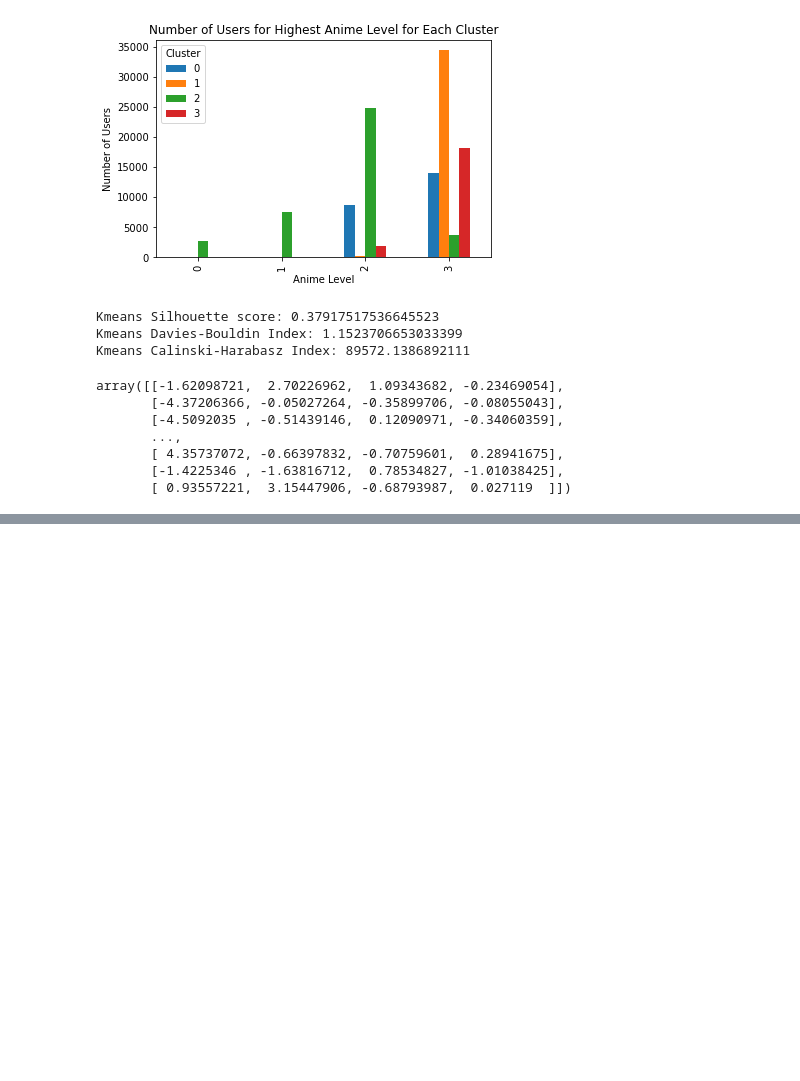
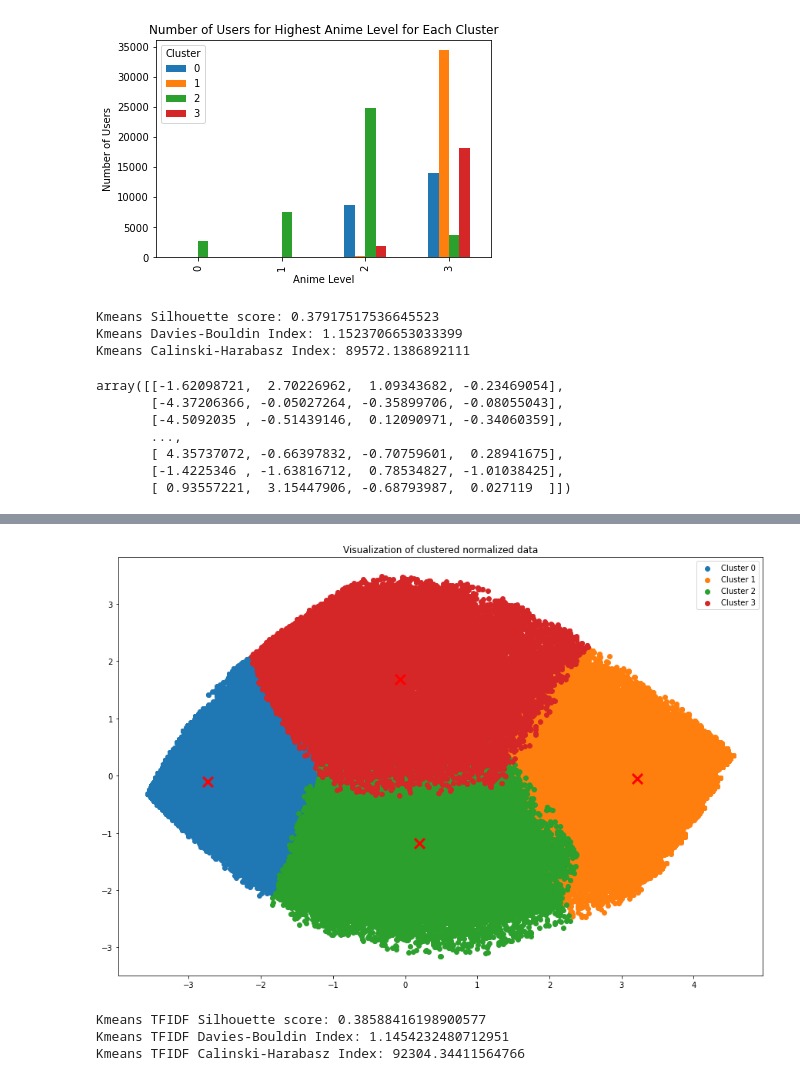
Before and after one commit to GxTeo/Data-Analytics-Mining-Project-2, a Jupyter notebook: Task 3/task3_kmeans.ipynb, the cells around one changed output, grey strips where cells are left out. Saved outputs shown, nothing was run; the diff lists cells and outputs as text; code cells hidden in the pictures; blank space fills up the shorter version.

```diff
--- a/Task 3/task3_kmeans.ipynb
+++ b/Task 3/task3_kmeans.ipynb
@@ -289,17 +263,0 @@ kmeans_elbow_method(transformed_scaled_data)
-# %%
-k = 5
-kmeans = KMeans(n_clusters=k, random_state=0)
-kmeans.fit(transformed_scaled_data)
-cluster_labels = kmeans.labels_
-kmeans_centroids = kmeans.cluster_centers_
-#print(kmeans_centroids)
-kmeans_silhouette = silhouette_score(transformed_scaled_data, cluster_labels)
-plt.figure(figsize=(15,10))
-for i in range(k):
-    plt.scatter(transformed_scaled_data[cluster_labels == i, 0], transformed_scaled_data[cluster_labels == i, 1], label='Cluster '+str(i))
-plt.legend()
-
-# Plot the centroids
-plt.scatter(kmeans_centroids[:, 0], kmeans_centroids[:, 1], marker='x', s=169, linewidths=3, color='r', zorder=10)
-plt.title('Visualization of clustered scaled data')
-plt.show()
@@ -403,0 +401,30 @@ Kmeans Calinski-Harabasz Index: 93217.20296844139
+# %%
+# Number of cluster for K-means to be 4
+k = 4
+kmeans = KMeans(n_clusters=k, random_state=0)
+kmeans.fit(transformed_TF_IDF_data)
+cluster_labels = kmeans.labels_
+kmeans_centroids = kmeans.cluster_centers_
+#print(kmeans_centroids)
+kmeans_silhouette = silhouette_score(transformed_TF_IDF_data, cluster_labels)
+plt.figure(figsize=(15,10))
+for i in range(k):
+    plt.scatter(transformed_TF_IDF_data[cluster_labels == i, 0], transformed_TF_IDF_data[cluster_labels == i, 1], label='Cluster '+str(i))
+plt.legend()
+
+# Plot the centroids
+plt.scatter(kmeans_centroids[:, 0], kmeans_centroids[:, 1], marker='x', s=169, linewidths=3, color='r', zorder=10)
+plt.title('Visualization of clustered normalized data')
+plt.show()
+# %% [output]
+[figure, added]
+# %%
+Kmeans_TF_IDF_silhouette, Kmeans_TF_IDF_davies_bouldin, Kmeans_TF_IDF_calinski_harabasz = evaluate_clustering(kmeans.labels_, transformed_TF_IDF_data)
+
+print(f'Kmeans TFIDF Silhouette score: {Kmeans_TF_IDF_silhouette}')
+print(f'Kmeans TFIDF Davies-Bouldin Index: {Kmeans_TF_IDF_davies_bouldin}')
+print(f'Kmeans TFIDF Calinski-Harabasz Index: {Kmeans_TF_IDF_calinski_harabasz}')
+# %% [output]
+Kmeans TFIDF Silhouette score: 0.38588416198900577
+Kmeans TFIDF Davies-Bouldin Index: 1.1454232480712951
+Kmeans TFIDF Calinski-Harabasz Index: 92304.34411564766
```
Also changed, not shown: parts of 17 cells of this notebook.
